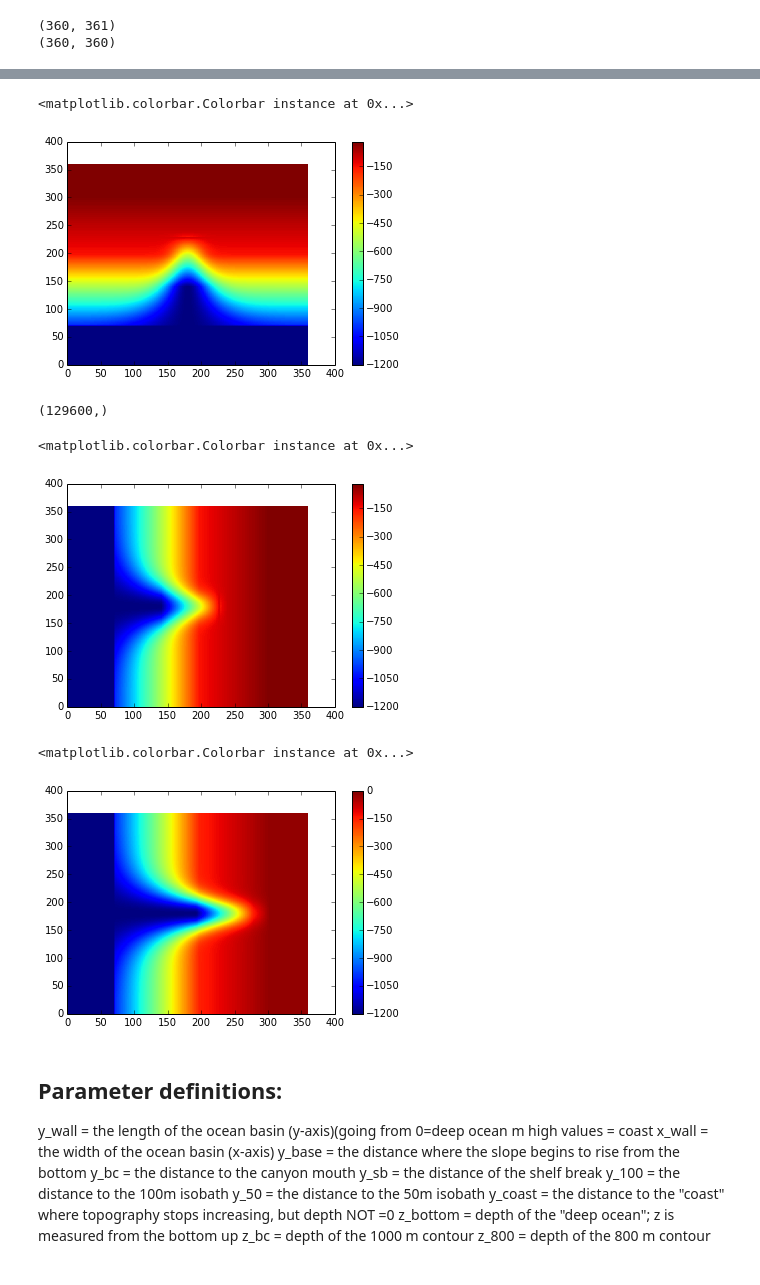
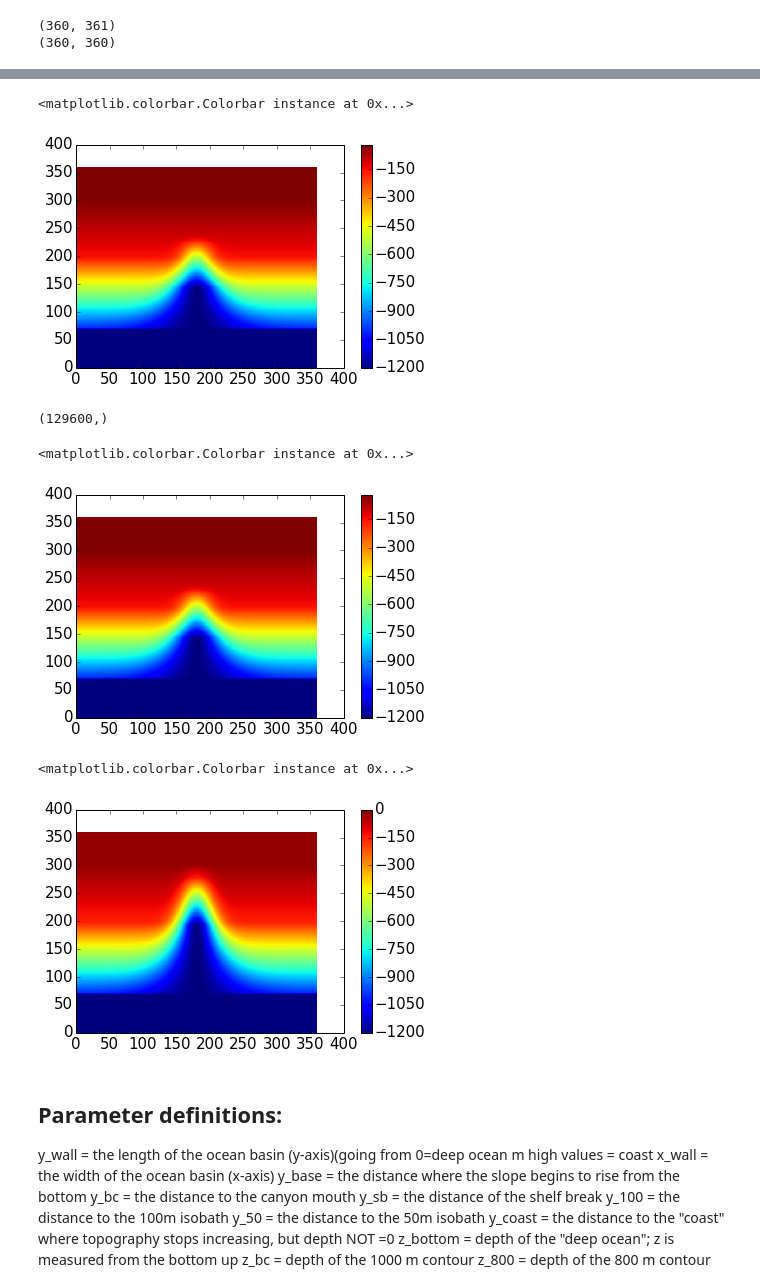
Before and after one commit to UBC-MOAD/buildcanyon, a Jupyter notebook: Bathymetry/GenerateNonUniformBathymetry360x360.ipynb, the cells around one changed output, grey strips where cells are left out. Drawn from its saved outputs; the diff is of its cells as text; code cells hidden in the pictures.

Commit message:
added files and fixed ipynb Barkley Bathymetry

```diff
--- a/Bathymetry/GenerateNonUniformBathymetry360x360.ipynb
+++ b/Bathymetry/GenerateNonUniformBathymetry360x360.ipynb
@@ -224,3 +258,12 @@ print(bathy.shape)
 # %% [output]
 (360, 361)
 (360, 360)
+# %%
+
+plt.rcParams.update({'font.size': 15})
+
+fig = plt.figure(figsize=(12,9))
+
+CS = plt.plot(bathy[180,:] )
+
+plt.title('Depth (m) at canyon axis',fontsize=16)
@@ -253,19 +299,20 @@ plt.show
 
 dt = np.dtype('>f8')  # float 64 big endian
 
-tmpfile = "dely_%dx%d_NonUni_Barkley.bin" %(x_size,y_size)
+tmpfile = "dely_%dx%d_NonUni_BarkleyLike.bin" %(x_size,y_size)
 fileobj = open(tmpfile,mode='wb')
 dely.astype(dt).tofile(fileobj,"")
 fileobj.close()
 
-tmpfile = "delx_%dx%d_NonUni_Barkley.bin" %(x_size,y_size)
+tmpfile = "delx_%dx%d_NonUni_BarkleyLike.bin" %(x_size,y_size)
 fileobj = open(tmpfile, mode='wb')
 delx.astype(dt).tofile(fileobj,"")
 fileobj.close()
 
-tmpfile = "bathy_smooth_%dx%d_NonUni_Barkley.bin"%(x_size,y_size)
+tmpfile = "bathy_smooth_%dx%d_NonUni_BarkleyLike.bin"%(x_size,y_size)
 fileobj = open(tmpfile, mode='wb')
 dd=np.transpose(bathy)
+#dd=np.asfortranarray(bathy, dtype=dt)
 dd.astype(dt).tofile(fileobj,"")
 fileobj.close()
 
@@ -273,35 +320,35 @@ plt.pcolor(dd)
 plt.colorbar()
 # %% [output]
 <matplotlib.colorbar.Colorbar instance at 0x...>
-[figure, old version]
+[figure, new version]
 # %%
 #Check that it works when read by Fortran
 
-filename = 'bathy_smooth_%dx%d_NonUni_Barkley.bin'%(x_size,y_size)
+filename = 'bathy_smooth_%dx%d_NonUni_BarkleyLike.bin'%(x_size,y_size)
 cc=np.fromfile(filename, dtype=dt)
 np.shape(cc)
 # %% [output]
 (129600,)
 # %%
 
-bF=np.reshape(cc,[x_size,y_size],order='F') # F to read in Fortran order
+bF=np.reshape(cc,[x_size,y_size]) # F to read in Fortran order
 plt.pcolor(bF)
 plt.colorbar()
 # %% [output]
 <matplotlib.colorbar.Colorbar instance at 0x...>
-[figure, old version]
+[figure, new version]
 # %%
 # Check how Jessica's bathy looks like
 filename = '/ocean/jspurgin/MITgcm/Building_canyon/Topography/Smooth/360x360/topog_smooth_360x360.box'
 cc=np.fromfile(filename, dtype=dt)
 np.shape(cc)
 
-bF=np.reshape(cc,[x_size,y_size],order='F') # F to read in Fortran order
+bF=np.reshape(cc,[x_size,y_size]) # F to read in Fortran order
 plt.pcolor(bF)
 plt.colorbar()
 # %% [output]
 <matplotlib.colorbar.Colorbar instance at 0x...>
-[figure, old version]
+[figure, new version]
 # %% [markdown]
  Parameter definitions:
  --------------------
```
Also changed, not shown: parts of 3 cells of this notebook, 3 other files.
